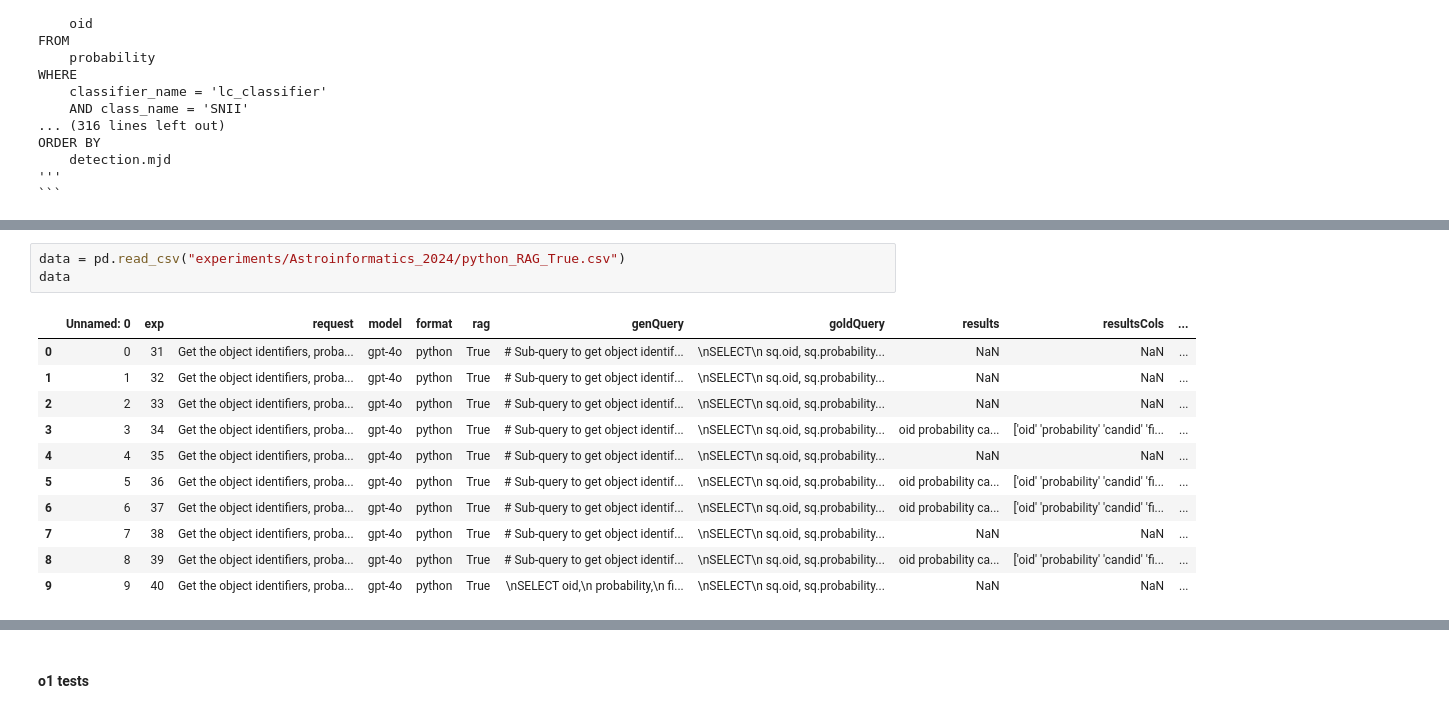
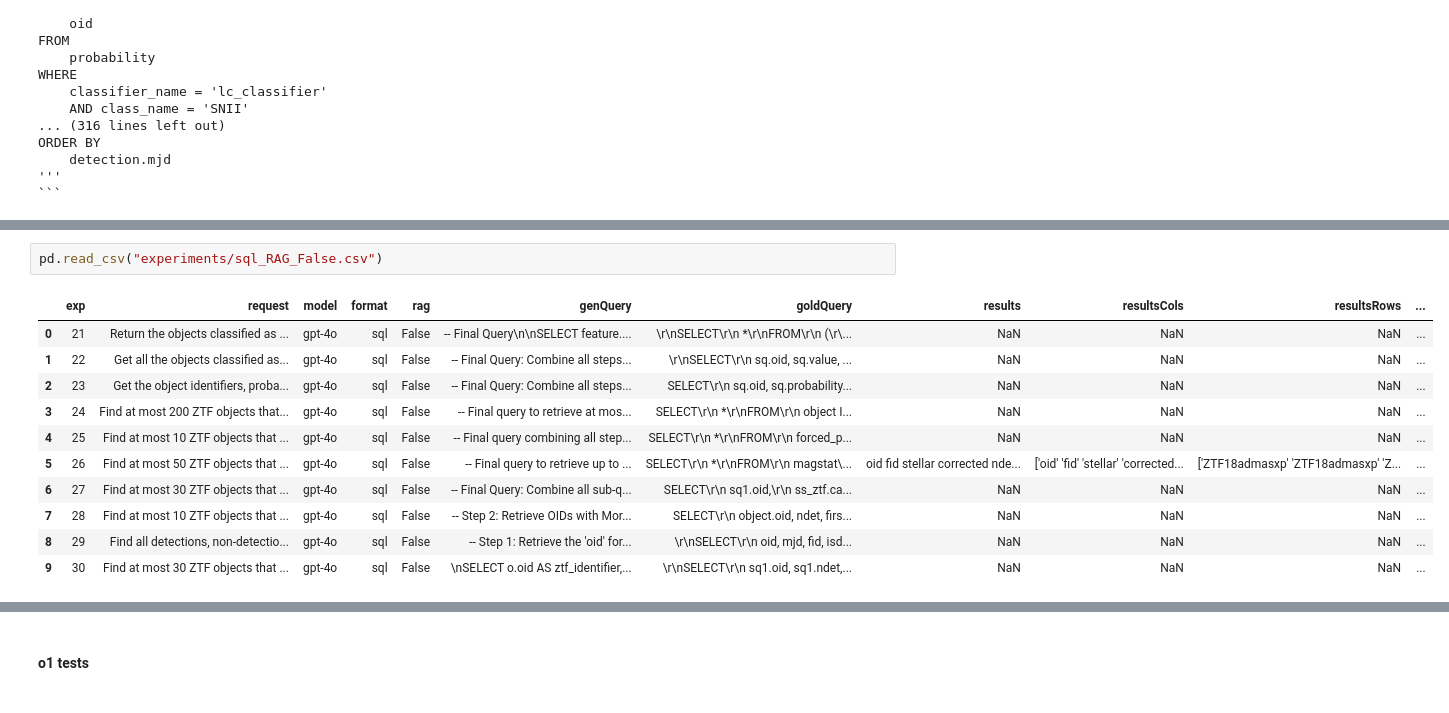
Before and after one commit to SimonSanfeliu/Tesis-Simon-Sanfeliu, a Jupyter notebook: tests.ipynb, the cells around one changed output, grey strips where cells are left out. Drawn from its saved outputs; the diff is of its cells as text.

Commit message:
⚡️ ✅ More tests for Astroinformatics

```diff
--- a/tests.ipynb
+++ b/tests.ipynb
@@ -261,15 +317,14 @@ Running SQL exception in run_query: invalid syntax (<string>, line 2)
 # %%
-data = pd.read_csv("experiments/Astroinformatics_2024/python_RAG_True.csv")
-data
+pd.read_csv("experiments/sql_RAG_False.csv")
 # %% [output]
-|  | Unnamed: 0 | exp | request | model | format | rag | genQuery | goldQuery | results | resultsCols | ... |
-| 0 | 0 | 31 | Get the object identifiers, proba... | gpt-4o | python | True | # Sub-query to get object identif... | \nSELECT\n sq.oid, sq.probability... | NaN | NaN | ... |
-| 1 | 1 | 32 | Get the object identifiers, proba... | gpt-4o | python | True | # Sub-query to get object identif... | \nSELECT\n sq.oid, sq.probability... | NaN | NaN | ... |
-| 2 | 2 | 33 | Get the object identifiers, proba... | gpt-4o | python | True | # Sub-query to get object identif... | \nSELECT\n sq.oid, sq.probability... | NaN | NaN | ... |
-| 3 | 3 | 34 | Get the object identifiers, proba... | gpt-4o | python | True | # Sub-query to get object identif... | \nSELECT\n sq.oid, sq.probability... | oid probability ca... | ['oid' 'probability' 'candid' 'fi... | ... |
-| 4 | 4 | 35 | Get the object identifiers, proba... | gpt-4o | python | True | # Sub-query to get object identif... | \nSELECT\n sq.oid, sq.probability... | NaN | NaN | ... |
-| 5 | 5 | 36 | Get the object identifiers, proba... | gpt-4o | python | True | # Sub-query to get object identif... | \nSELECT\n sq.oid, sq.probability... | oid probability ca... | ['oid' 'probability' 'candid' 'fi... | ... |
-| 6 | 6 | 37 | Get the object identifiers, proba... | gpt-4o | python | True | # Sub-query to get object identif... | \nSELECT\n sq.oid, sq.probability... | oid probability ca... | ['oid' 'probability' 'candid' 'fi... | ... |
-| 7 | 7 | 38 | Get the object identifiers, proba... | gpt-4o | python | True | # Sub-query to get object identif... | \nSELECT\n sq.oid, sq.probability... | NaN | NaN | ... |
-| 8 | 8 | 39 | Get the object identifiers, proba... | gpt-4o | python | True | # Sub-query to get object identif... | \nSELECT\n sq.oid, sq.probability... | oid probability ca... | ['oid' 'probability' 'candid' 'fi... | ... |
-| 9 | 9 | 40 | Get the object identifiers, proba... | gpt-4o | python | True | \nSELECT oid,\n probability,\n fi... | \nSELECT\n sq.oid, sq.probability... | NaN | NaN | ... |
+|  | exp | request | model | format | rag | genQuery | goldQuery | results | resultsCols | resultsRows | ... |
+| 0 | 21 | Return the objects classified as ... | gpt-4o | sql | False | -- Final Query\n\nSELECT feature.... | \r\nSELECT\r\n *\r\nFROM\r\n (\r\... | NaN | NaN | NaN | ... |
+| 1 | 22 | Get all the objects classified as... | gpt-4o | sql | False | -- Final Query: Combine all steps... | \r\nSELECT\r\n sq.oid, sq.value, ... | NaN | NaN | NaN | ... |
+| 2 | 23 | Get the object identifiers, proba... | gpt-4o | sql | False | -- Final Query: Combine all steps... | SELECT\r\n sq.oid, sq.probability... | NaN | NaN | NaN | ... |
+| 3 | 24 | Find at most 200 ZTF objects that... | gpt-4o | sql | False | -- Final query to retrieve at mos... | SELECT\r\n *\r\nFROM\r\n object I... | NaN | NaN | NaN | ... |
+| 4 | 25 | Find at most 10 ZTF objects that ... | gpt-4o | sql | False | -- Final query combining all step... | SELECT\r\n *\r\nFROM\r\n forced_p... | NaN | NaN | NaN | ... |
+| 5 | 26 | Find at most 50 ZTF objects that ... | gpt-4o | sql | False | -- Final query to retrieve up to ... | SELECT\r\n *\r\nFROM\r\n magstat\... | oid fid stellar corrected nde... | ['oid' 'fid' 'stellar' 'corrected... | ['ZTF18admasxp' 'ZTF18admasxp' 'Z... | ... |
+| 6 | 27 | Find at most 30 ZTF objects that ... | gpt-4o | sql | False | -- Final Query: Combine all sub-q... | SELECT\r\n sq1.oid,\r\n ss_ztf.ca... | NaN | NaN | NaN | ... |
+| 7 | 28 | Find at most 10 ZTF objects that ... | gpt-4o | sql | False | -- Step 2: Retrieve OIDs with Mor... | SELECT\r\n object.oid, ndet, firs... | NaN | NaN | NaN | ... |
+| 8 | 29 | Find all detections, non-detectio... | gpt-4o | sql | False | -- Step 1: Retrieve the 'oid' for... | \r\nSELECT\r\n oid, mjd, fid, isd... | NaN | NaN | NaN | ... |
+| 9 | 30 | Find at most 30 ZTF objects that ... | gpt-4o | sql | False | \nSELECT o.oid AS ztf_identifier,... | \r\nSELECT\r\n sq1.oid, sq1.ndet,... | NaN | NaN | NaN | ... |
```
Also changed, not shown: parts of 7 cells of this notebook, 5 other files.
